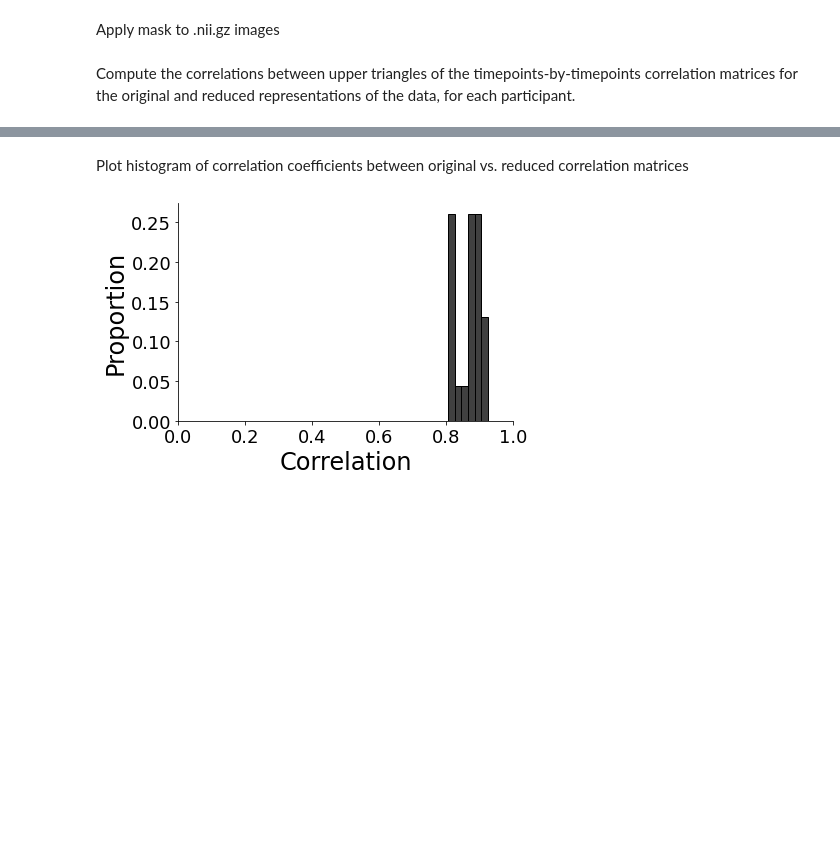
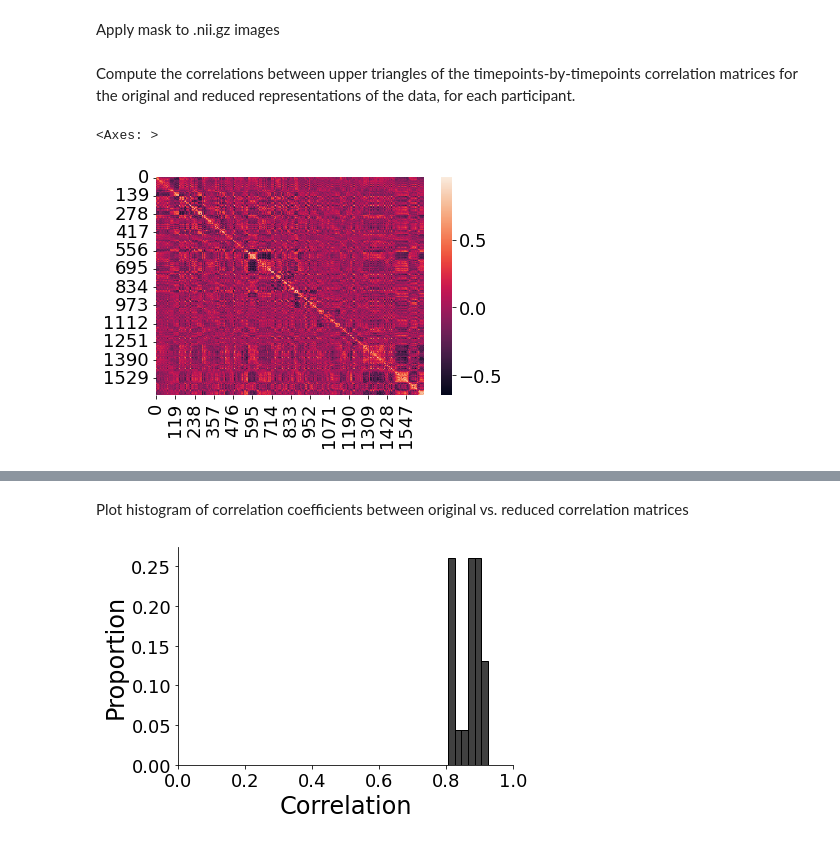
Before and after one commit to ContextLab/directed-forgetting-network-dynamics, a Jupyter notebook: code/network_analyses.ipynb, the cells around one changed output, grey strips where cells are left out. Saved outputs shown, nothing was run; the diff lists cells and outputs as text; code cells hidden in the pictures; blank space fills up the shorter version.

```diff
--- a/code/network_analyses.ipynb
+++ b/code/network_analyses.ipynb
@@ -290,3 +290,8 @@ for n in tqdm(nii_files):
 
     corrs.append(np.corrcoef(original_corrmat, reduced_corrmat)[0, 1])
     data[nii_fname2subj(n)] = x
+# %%
+sns.heatmap(squareform(original_corrmat))
+# %% [output]
+<Axes: >
+[figure, added]
```
Also changed, not shown: parts of 7 cells of this notebook, 2 other files.
